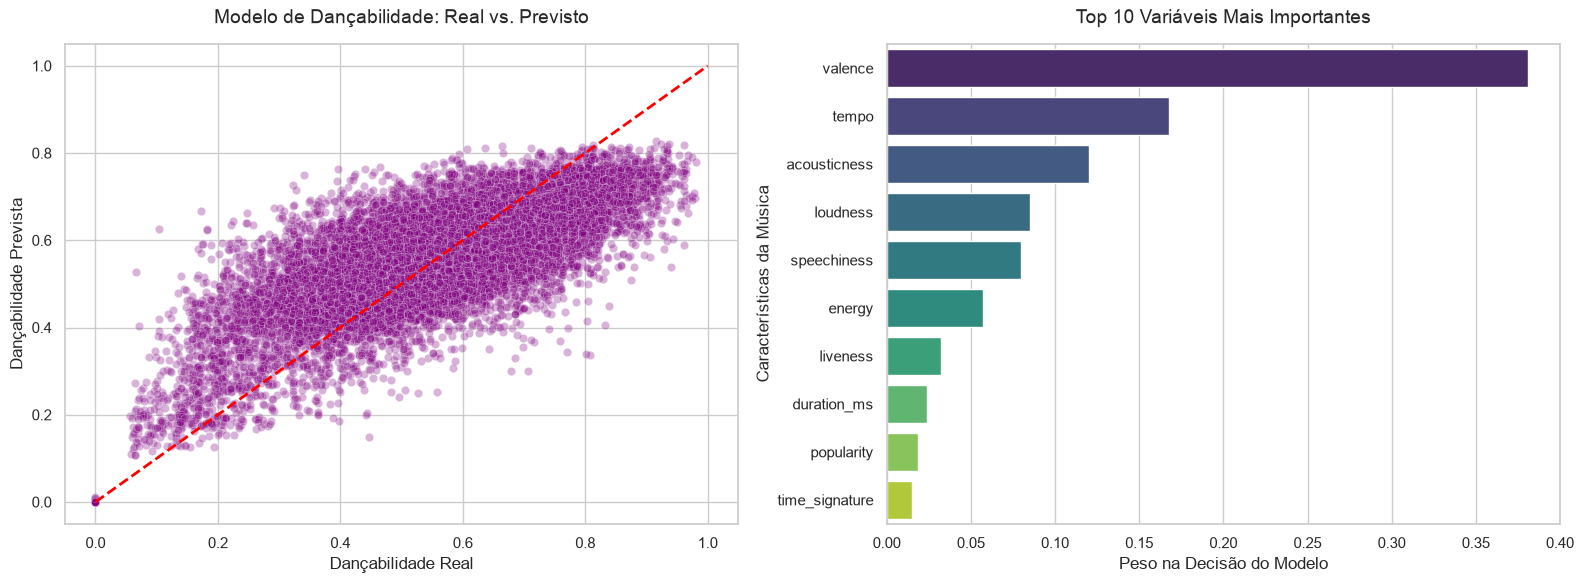
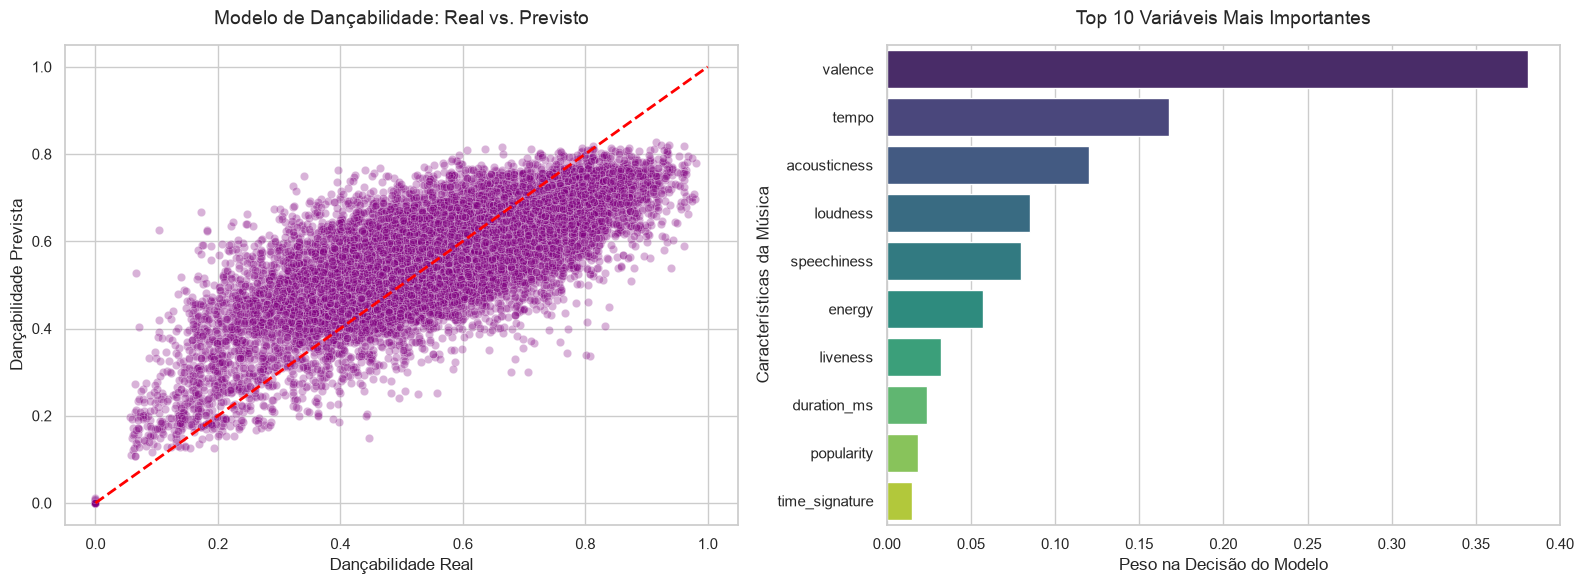
The change to this notebook cell's code, shown as a diff; its figure went from the first image to the second:
--- before
+++ after
@@ -4,6 +4,6 @@
 import os
 
-# Gera as previsões do modelo para o gráfico
-y_pred_dance = modelo_dance.predict(X_test_scaled_d)
+# 1. Gera as previsões usando o modelo correto treinado com os dados novos
+y_pred_dance = modelo_rf_dance.predict(X_test_scaled_d)
 
 # Configuração visual geral
@@ -12,4 +12,5 @@
 
 # --- Gráfico 1: Real vs Previsto ---
+# Ambos os eixos agora estarão na mesma escala (0 a 1)
 sns.scatterplot(x=y_test_d, y=y_pred_dance, alpha=0.3, color='purple', ax=axes[0])
 axes[0].plot([0, 1], [0, 1], color='red', linestyle='--', linewidth=2)
@@ -17,7 +18,10 @@
 axes[0].set_xlabel('Dançabilidade Real', fontsize=12)
 axes[0].set_ylabel('Dançabilidade Prevista', fontsize=12)
+axes[0].set_xlim(-0.05, 1.05)
+axes[0].set_ylim(-0.05, 1.05)
 
 # --- Gráfico 2: Importância das Variáveis (Feature Importance) ---
-importancias = modelo_dance.feature_importances_
+# Puxa a importância do modelo novo treinado sem vazamento de dados
+importancias = modelo_rf_dance.feature_importances_
 nomes_features = X_dance.columns
 indices_ordenados = np.argsort(importancias)[::-1]

Commit: fix(spotify_dataview): Treina e avalia a Abordagem 1 (Popularidade) e ajusta métricas e a preparação dos dados para a Abordagem 2 (Dançabilidade).